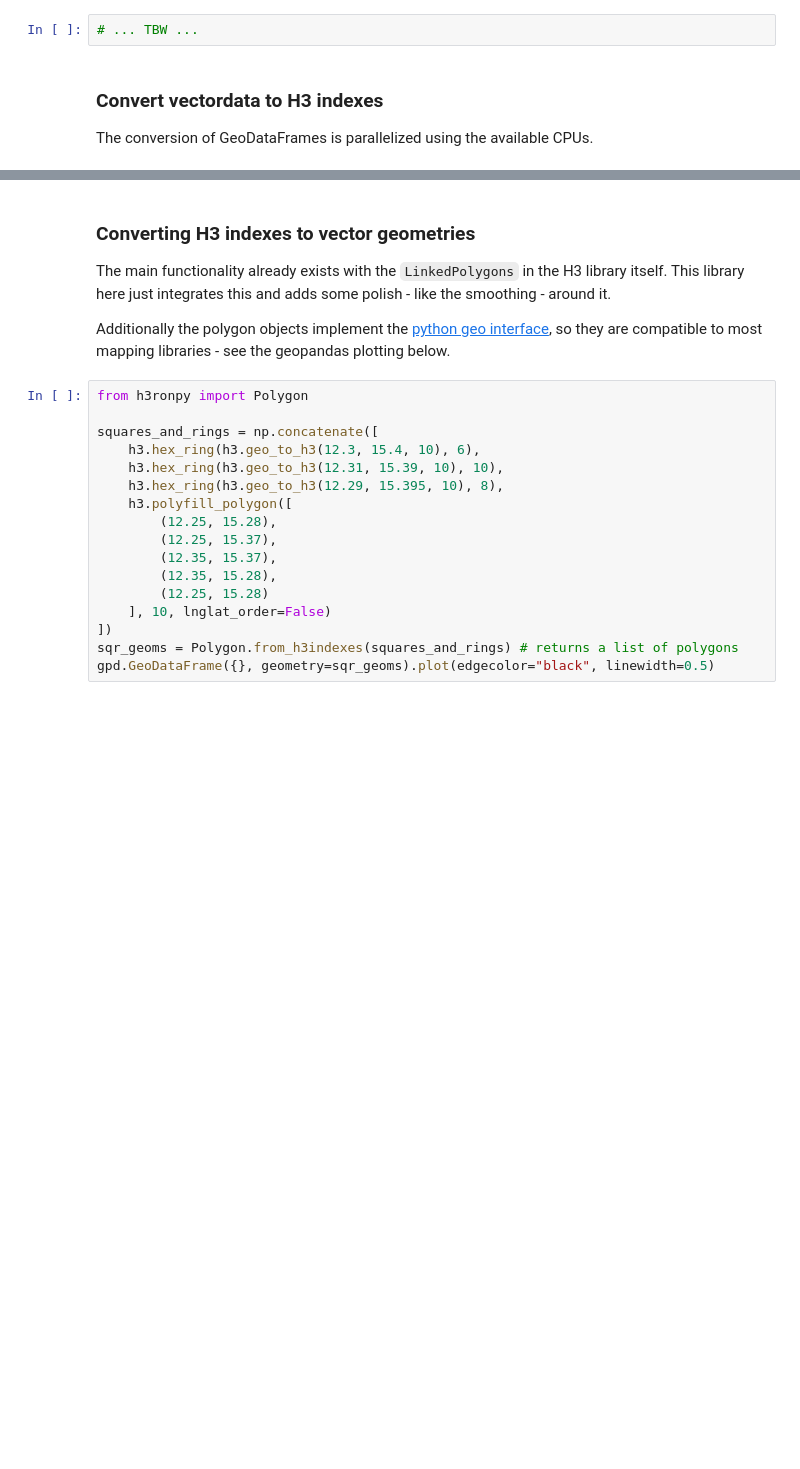
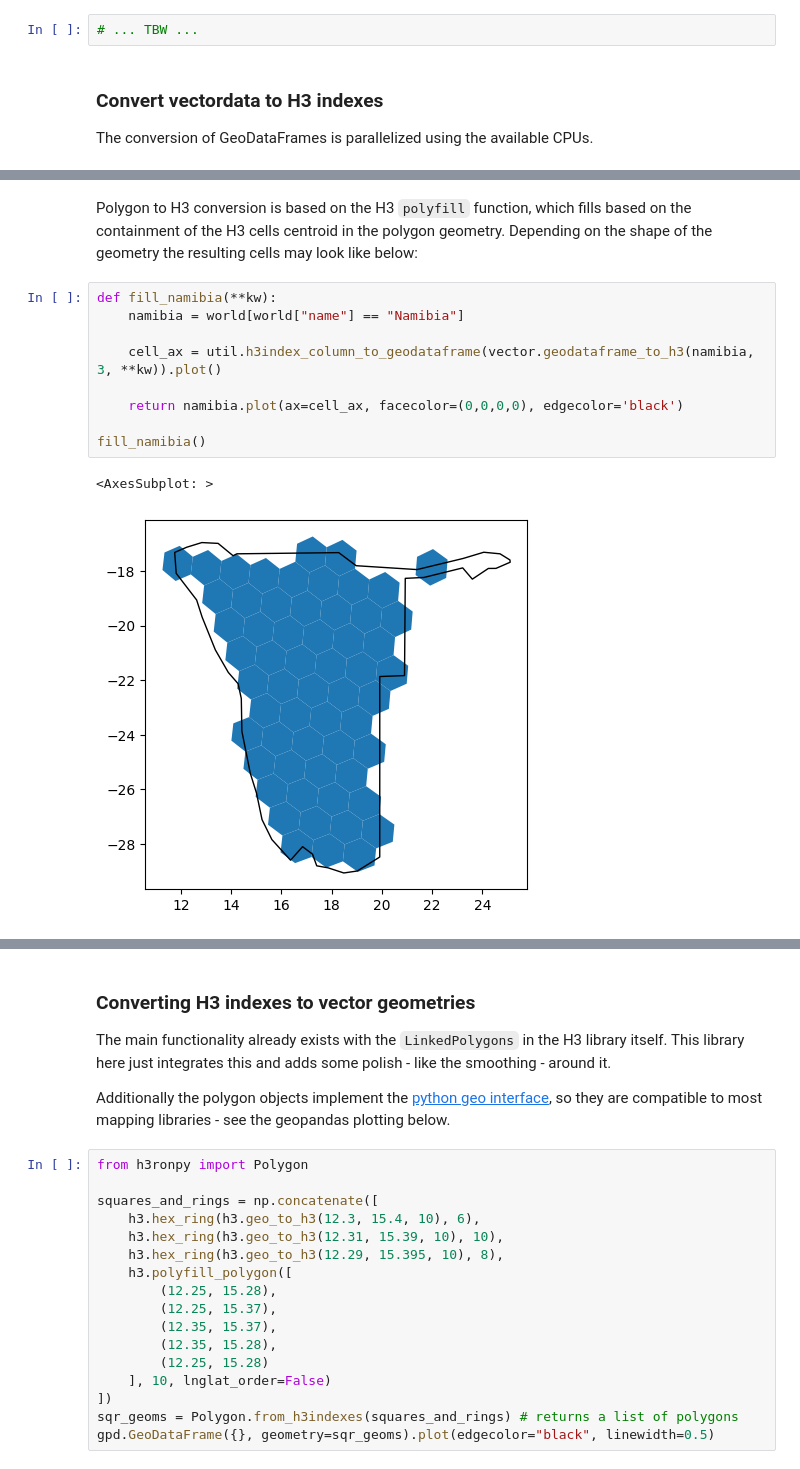
Before and after one commit to nmandery/h3ronpy, a Jupyter notebook: README.ipynb, the cells around one changed output, grey strips where cells are left out. Drawn from its saved outputs; the diff is of its cells as text; blank space fills up the shorter version.

```diff
--- a/README.ipynb
+++ b/README.ipynb
@@ -180,0 +181,14 @@ gdf.plot(column="name")
+# %% [markdown]
+Polygon to H3 conversion is based on the H3 `polyfill` function, which fills based on the containment of the H3 cells centroid in the polygon geometry. Depending on the shape of the geometry the resulting cells may look like below:
+# %%
+def fill_namibia(**kw):
+    namibia = world[world["name"] == "Namibia"]
+
+    cell_ax = util.h3index_column_to_geodataframe(vector.geodataframe_to_h3(namibia, 3, **kw)).plot()
+
+    return namibia.plot(ax=cell_ax, facecolor=(0,0,0,0), edgecolor='black')
+
+fill_namibia()
+# %% [output]
+<AxesSubplot: >
+[figure, added]
```
Also changed, not shown: parts of 10 cells of this notebook, 3 other files.
